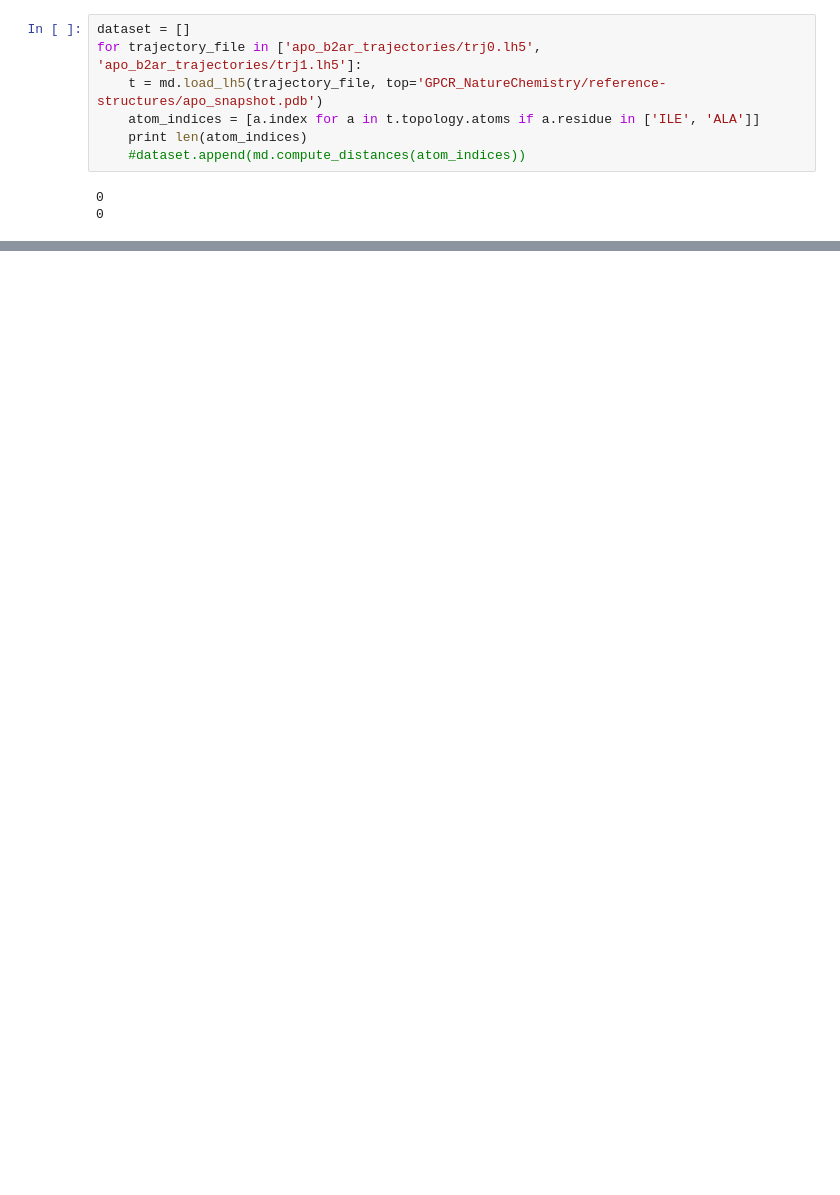
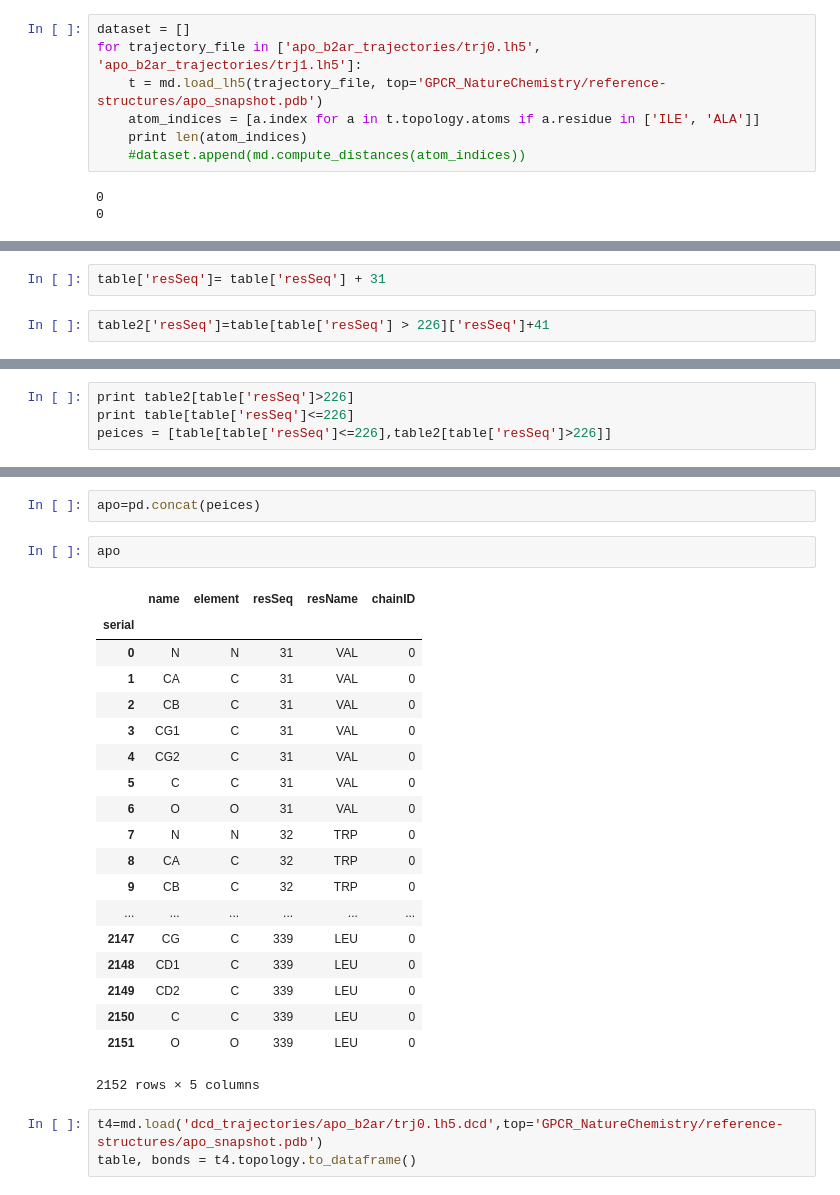
Before and after one commit to ChayaSt/exacycleGPCR, a Jupyter notebook: MSMbuildGPCR.ipynb, the cells around one changed output, grey strips where cells are left out. Cells and saved outputs as stored; diff of their text form; blank space fills up the shorter version.

```diff
--- a/MSMbuildGPCR.ipynb
+++ b/MSMbuildGPCR.ipynb
@@ -52,0 +81,4 @@ table, bonds = t.topology.to_dataframe()
+# %%
+table['resSeq']= table['resSeq'] + 31
+# %%
+table2['resSeq']=table[table['resSeq'] > 226]['resSeq']+41
@@ -52,0 +121,4 @@ table, bonds = t.topology.to_dataframe()
+# %%
+print table2[table['resSeq']>226]
+print table[table['resSeq']<=226]
+peices = [table[table['resSeq']<=226],table2[table['resSeq']>226]]
@@ -52,0 +163,27 @@ table, bonds = t.topology.to_dataframe()
+# %%
+apo=pd.concat(peices)
+# %%
+apo
+# %% [output]
+|  | name | element | resSeq | resName | chainID |
+| serial |  |  |  |  |  |
+| 0 | N | N | 31 | VAL | 0 |
+| 1 | CA | C | 31 | VAL | 0 |
+| 2 | CB | C | 31 | VAL | 0 |
+| 3 | CG1 | C | 31 | VAL | 0 |
+| 4 | CG2 | C | 31 | VAL | 0 |
+| 5 | C | C | 31 | VAL | 0 |
+| 6 | O | O | 31 | VAL | 0 |
+| 7 | N | N | 32 | TRP | 0 |
+| 8 | CA | C | 32 | TRP | 0 |
+| 9 | CB | C | 32 | TRP | 0 |
+| ... | ... | ... | ... | ... | ... |
+| 2147 | CG | C | 339 | LEU | 0 |
+| 2148 | CD1 | C | 339 | LEU | 0 |
+| 2149 | CD2 | C | 339 | LEU | 0 |
+| 2150 | C | C | 339 | LEU | 0 |
+| 2151 | O | O | 339 | LEU | 0 |
+2152 rows × 5 columns
+# %%
+t4=md.load('dcd_trajectories/apo_b2ar/trj0.lh5.dcd',top='GPCR_NatureChemistry/reference-structures/apo_snapshot.pdb')
+table, bonds = t4.topology.to_dataframe()
```
Also changed, not shown: parts of 23 cells of this notebook.
